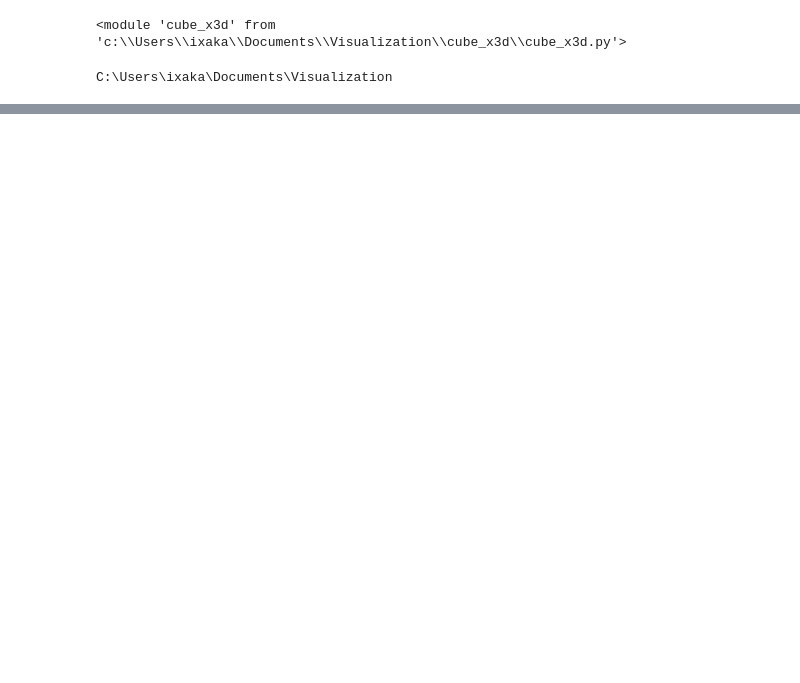
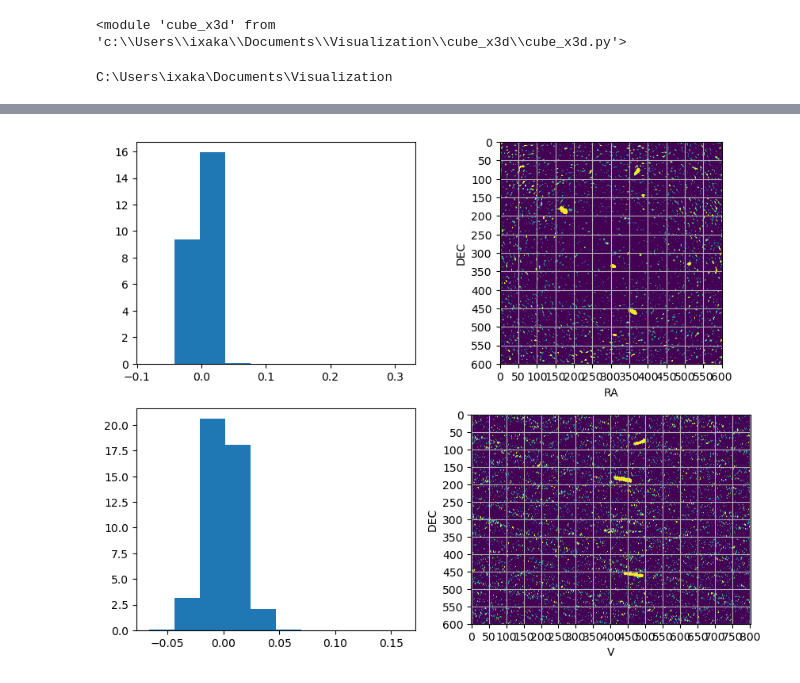
Before and after one commit to ixakalabadie/ViSL3D, a Jupyter notebook: create_3d_visualization.ipynb, the cells around one changed output, grey strips where cells are left out. Saved outputs shown, nothing was run; the diff lists cells and outputs as text; code cells hidden in the pictures; blank space fills up the shorter version.

```diff
--- a/create_3d_visualization.ipynb
+++ b/create_3d_visualization.ipynb
@@ -88,5 +77,7 @@ isolevels = np.array([1.5, 3.5, 6.5, 11]) #hcg31
 # %%
-c3.preview2d(HI_cube.unmasked_data[:].to_value(), vmin1=0.006, vmax1=0.03, vmin2=0.01, vmax2=0.07, norm='asinh')
+c3.preview2d(HI_cube.unmasked_data[:].to_value(), vmin1=0.008, vmax1=0.02, vmin2=0.008, vmax2=0.02, norm='asinh')
+# %% [output]
+[figure, added]
 # %%
 limx = [0, nx-1]
 limy = [0, ny-1]
```
Also changed, not shown: parts of 17 cells of this notebook, 3 other files.
